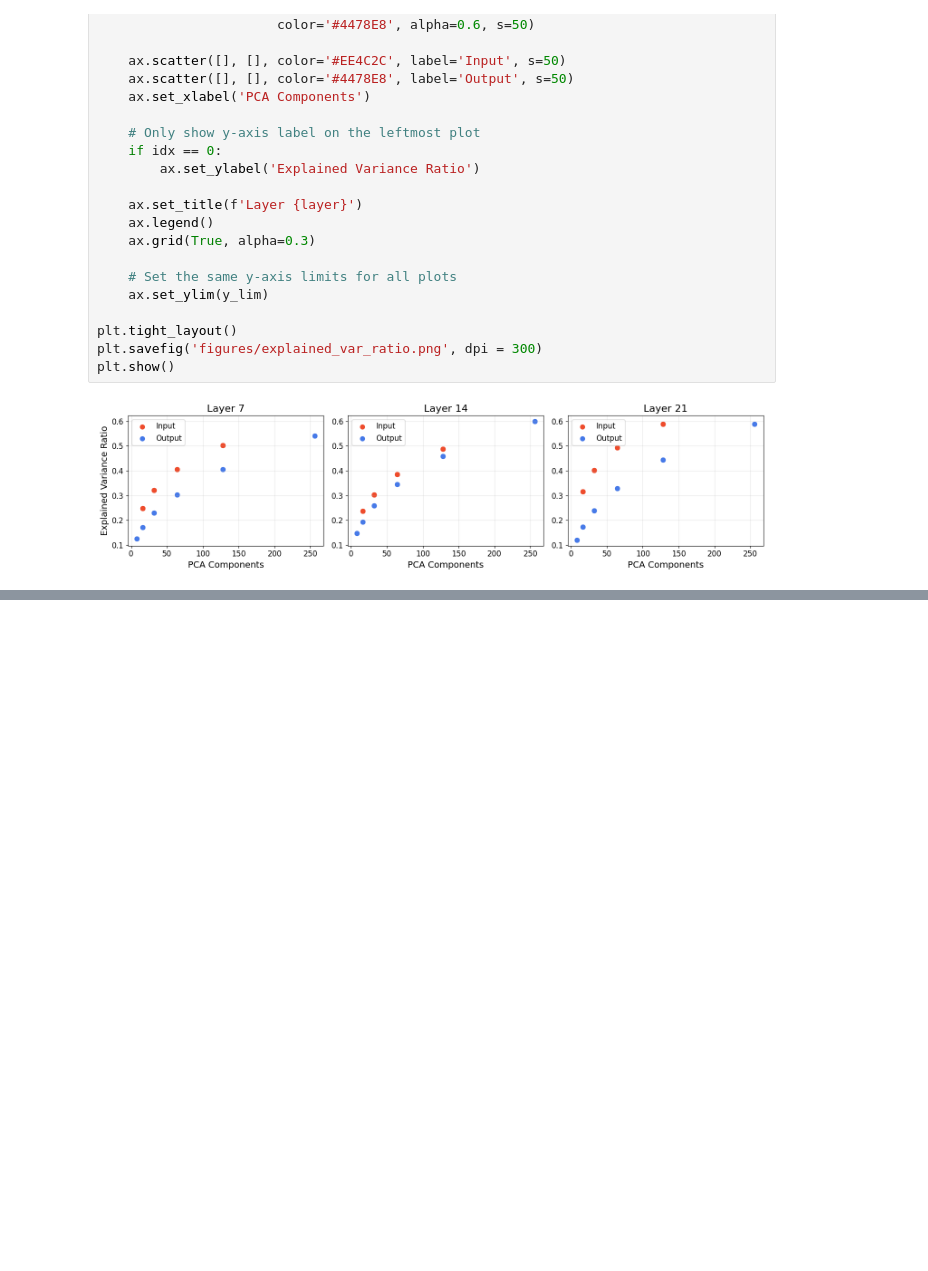
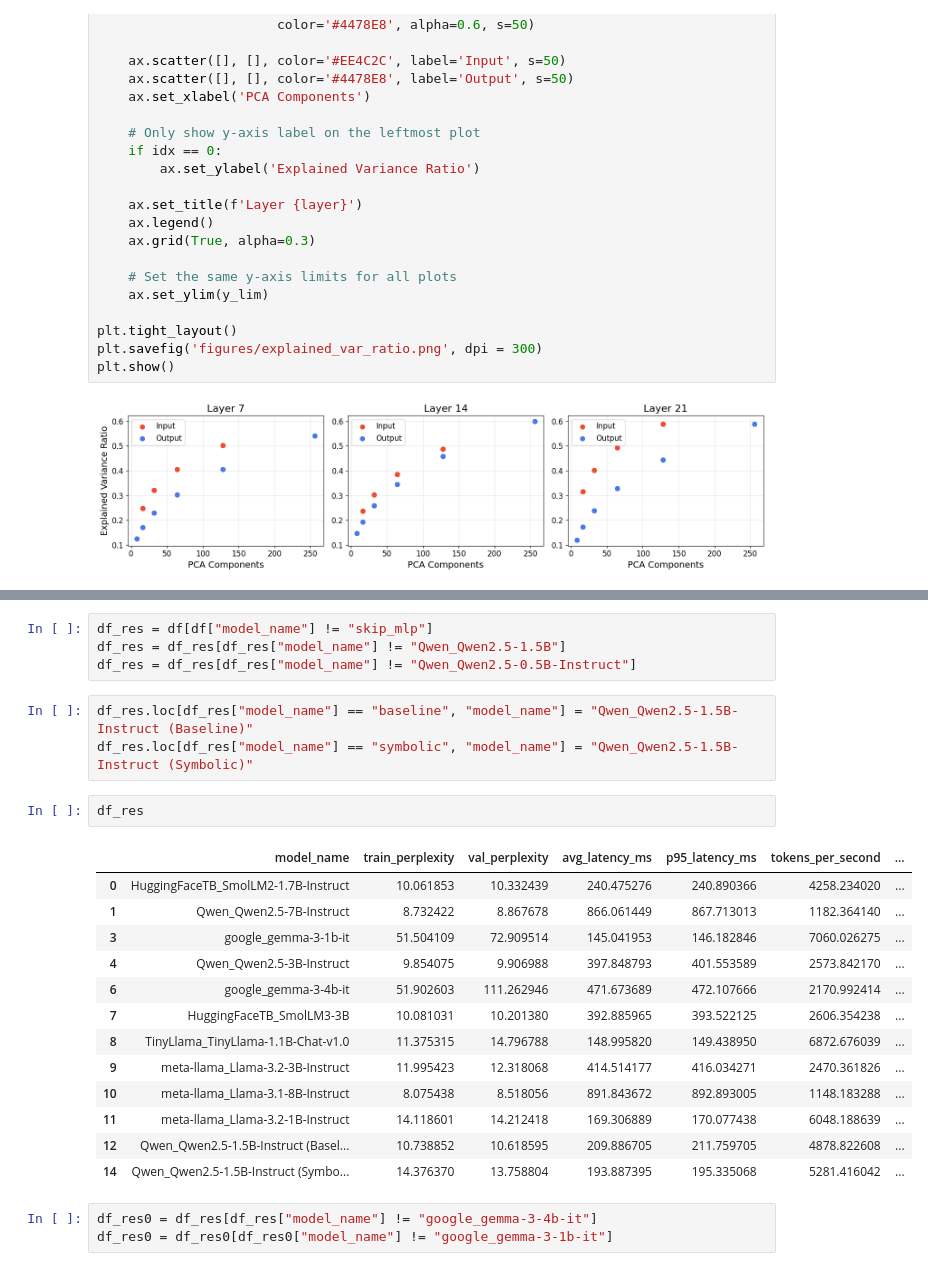
Before and after one commit to astroautomata/LLM_PCA, a Jupyter notebook: analysis.ipynb, the cells around one changed output, grey strips where cells are left out. Saved outputs shown, nothing was run; the diff lists cells and outputs as text; blank space fills up the shorter version.

```diff
--- a/analysis.ipynb
+++ b/analysis.ipynb
@@ -134,0 +223,26 @@ plt.show()
+# %%
+df_res = df[df["model_name"] != "skip_mlp"]
+df_res = df_res[df_res["model_name"] != "Qwen_Qwen2.5-1.5B"]
+df_res = df_res[df_res["model_name"] != "Qwen_Qwen2.5-0.5B-Instruct"]
+# %%
+df_res.loc[df_res["model_name"] == "baseline", "model_name"] = "Qwen_Qwen2.5-1.5B-Instruct (Baseline)"
+df_res.loc[df_res["model_name"] == "symbolic", "model_name"] = "Qwen_Qwen2.5-1.5B-Instruct (Symbolic)"
+# %%
+df_res
+# %% [output]
+|  | model_name | train_perplexity | val_perplexity | avg_latency_ms | p95_latency_ms | tokens_per_second | ... |
+| 0 | HuggingFaceTB_SmolLM2-1.7B-Instruct | 10.061853 | 10.332439 | 240.475276 | 240.890366 | 4258.234020 | ... |
+| 1 | Qwen_Qwen2.5-7B-Instruct | 8.732422 | 8.867678 | 866.061449 | 867.713013 | 1182.364140 | ... |
+| 3 | google_gemma-3-1b-it | 51.504109 | 72.909514 | 145.041953 | 146.182846 | 7060.026275 | ... |
+| 4 | Qwen_Qwen2.5-3B-Instruct | 9.854075 | 9.906988 | 397.848793 | 401.553589 | 2573.842170 | ... |
+| 6 | google_gemma-3-4b-it | 51.902603 | 111.262946 | 471.673689 | 472.107666 | 2170.992414 | ... |
+| 7 | HuggingFaceTB_SmolLM3-3B | 10.081031 | 10.201380 | 392.885965 | 393.522125 | 2606.354238 | ... |
+| 8 | TinyLlama_TinyLlama-1.1B-Chat-v1.0 | 11.375315 | 14.796788 | 148.995820 | 149.438950 | 6872.676039 | ... |
+| 9 | meta-llama_Llama-3.2-3B-Instruct | 11.995423 | 12.318068 | 414.514177 | 416.034271 | 2470.361826 | ... |
+| 10 | meta-llama_Llama-3.1-8B-Instruct | 8.075438 | 8.518056 | 891.843672 | 892.893005 | 1148.183288 | ... |
+| 11 | meta-llama_Llama-3.2-1B-Instruct | 14.118601 | 14.212418 | 169.306889 | 170.077438 | 6048.188639 | ... |
+| 12 | Qwen_Qwen2.5-1.5B-Instruct (Basel... | 10.738852 | 10.618595 | 209.886705 | 211.759705 | 4878.822608 | ... |
+| 14 | Qwen_Qwen2.5-1.5B-Instruct (Symbo... | 14.376370 | 13.758804 | 193.887395 | 195.335068 | 5281.416042 | ... |
+# %%
+df_res0 = df_res[df_res["model_name"] != "google_gemma-3-4b-it"]
+df_res0 = df_res0[df_res0["model_name"] != "google_gemma-3-1b-it"]
```
Also changed, not shown: parts of 6 cells of this notebook.
